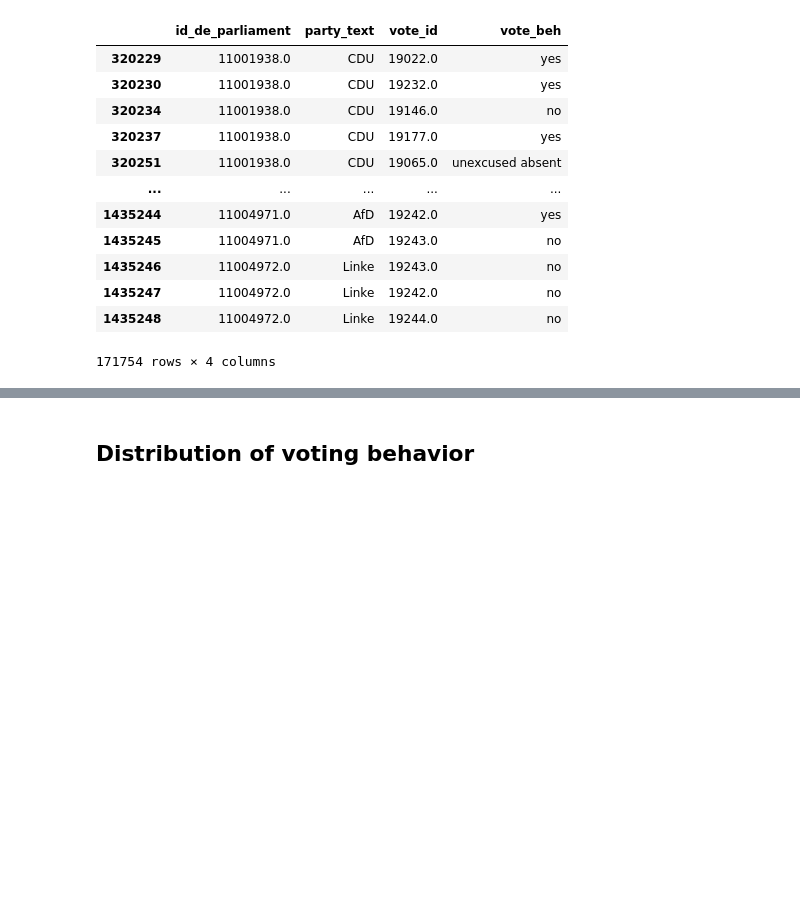
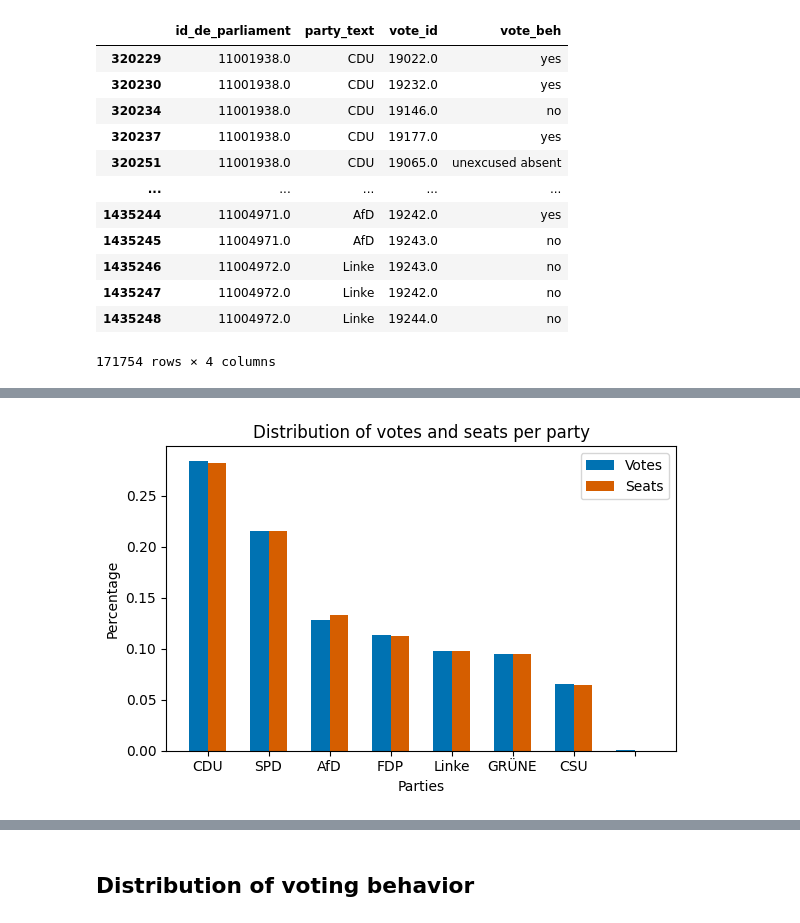
Before and after one commit to mograev/btvote, a Jupyter notebook: notebooks/0-data-understanding.ipynb, the cells around one changed output, grey strips where cells are left out. Drawn from its saved outputs; the diff is of its cells as text; code cells hidden in the pictures; blank space fills up the shorter version.

```diff
--- a/notebooks/0-data-understanding.ipynb
+++ b/notebooks/0-data-understanding.ipynb
@@ -99,0 +105,5 @@ display(reduced)
+# %%
+party_seats = pd.DataFrame({'seats': [200, 153, 94, 80, 69, 67, 46, 0]},
+                           index=['CDU', 'SPD', 'AfD', 'FDP', 'Linke', 'GRÜNE', 'CSU', ''])
+party_seats['share'] = party_seats['seats'] / party_seats['seats'].sum()
+party_seats
@@ -99,0 +120,32 @@ display(reduced)
+# %%
+fig, ax = plt.subplots(1, 1, figsize=(6, 4))
+
+# calculate value counts
+valcounts = reduced['party_text'].value_counts(normalize=True)
+
+# Get x positions for the left bars
+x_positions = np.arange(len(valcounts))
+width = 0.3
+
+# plot bars for value counts
+ax.bar(x_positions, valcounts, color='#0072B2', width=0.3, label='Votes')
+
+# plot bars for party seats
+ax.bar(x_positions+width, party_seats['share'], color='#D55E00', width=0.3, label='Seats')
+
+ax.set_title('Distribution of votes and seats per party')
+ax.set_xlabel('Parties')
+ax.set_ylabel('Percentage')
+ax.legend()
+
+# Set x-axis ticks and labels
+ax.set_xticks(x_positions+0.5*width)
+ax.set_xticklabels(valcounts.index)
+
+plt.tight_layout()
+
+# save plot as pdf and show
+plt.savefig('../data/graphics/party_distribution.pdf', format='pdf', bbox_inches="tight")
+plt.show()
+# %% [output]
+[figure, added]
```
Also changed, not shown: parts of 33 cells of this notebook, 3 other files.
